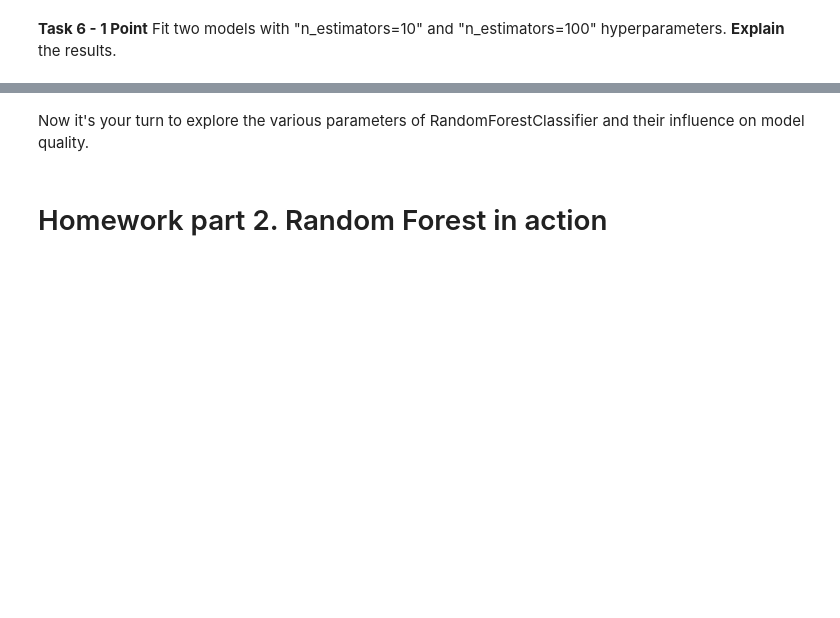
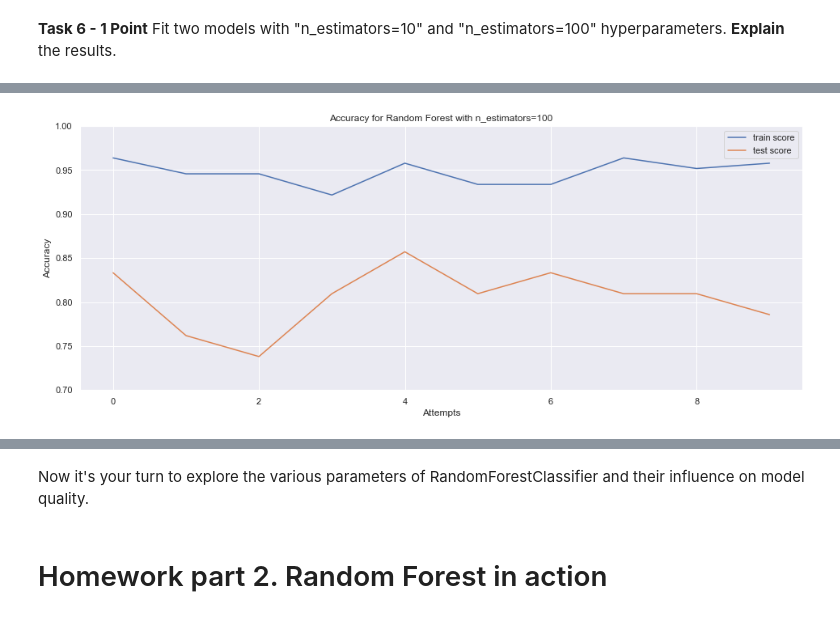
Before and after one commit to aslmyura/ml-python, a Jupyter notebook: 7_trees_and_ensembles/rf_classifier.ipynb, the cells around one changed output, grey strips where cells are left out. Cells and saved outputs as stored; diff of their text form; code cells hidden in the pictures; blank space fills up the shorter version.

```diff
--- a/7_trees_and_ensembles/rf_classifier.ipynb
+++ b/7_trees_and_ensembles/rf_classifier.ipynb
@@ -534,0 +626,7 @@ tests.test_random_forest(RandomForestClassifier)
+# %%
+train_score_100_list = np.zeros(10)
+test_score_100_list = np.zeros(10)
+for i in range(10):
+    rfc_100.fit(X_train, y_train)
+    train_score_100_list[i] = accuracy_score(y_train, rfc_100.predict(X_train.values))
+    test_score_100_list[i] = accuracy_score(y_test, rfc_100.predict(X_test.values))
@@ -534,0 +645,11 @@ tests.test_random_forest(RandomForestClassifier)
+# %%
+plt.plot(train_score_100_list, label='train score')
+plt.plot(test_score_100_list, label='test score')
+plt.title("Accuracy for Random Forest with n_estimators=100")
+plt.xlabel('Attempts')
+plt.ylabel('Accuracy')
+plt.ylim((0.7, 1))
+plt.legend()
+plt.show();
+# %% [output]
+[figure, added]
```
Also changed, not shown: parts of 20 cells of this notebook.
